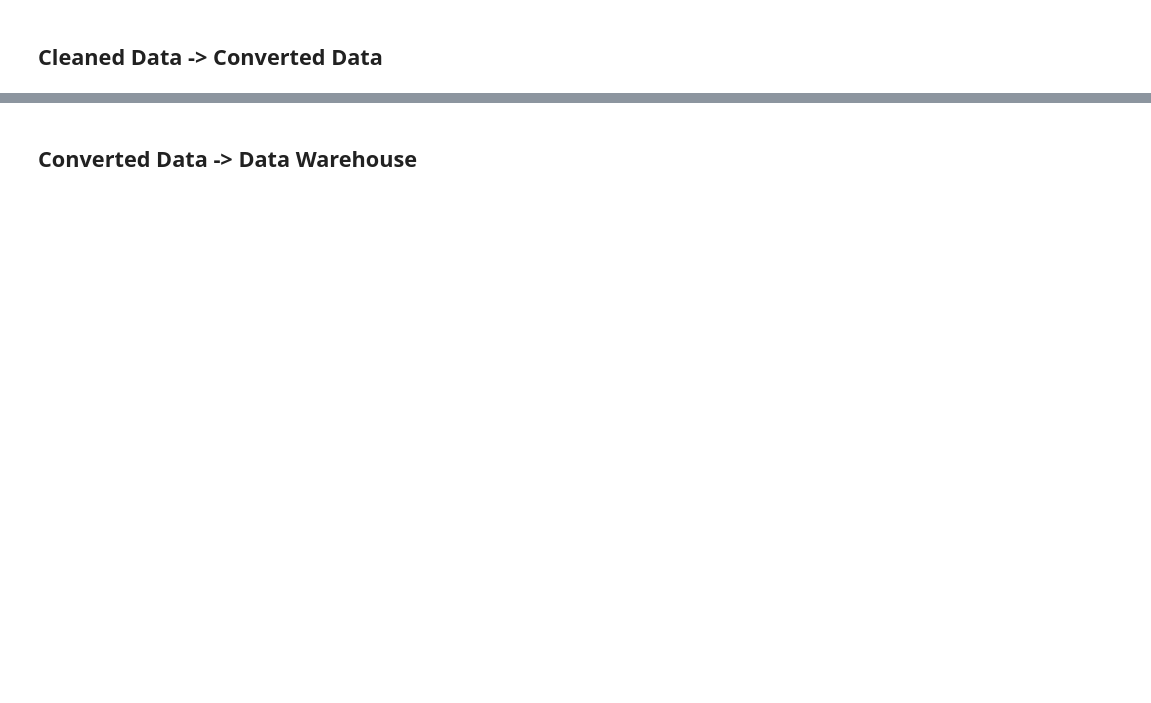
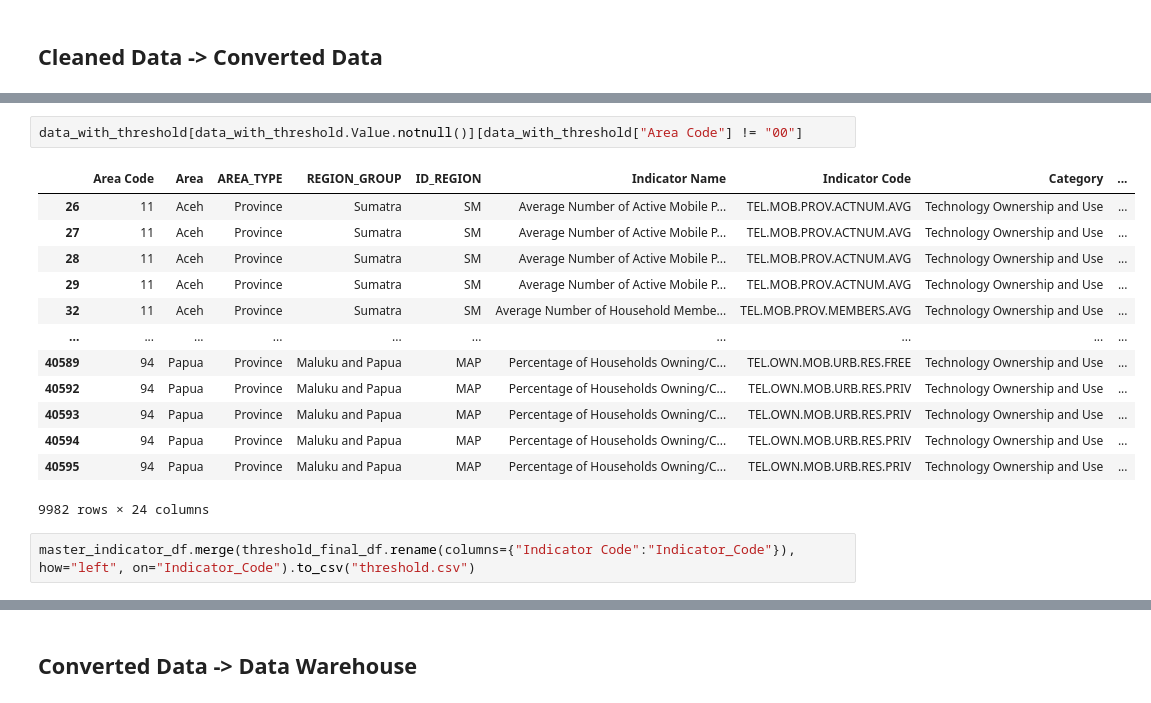
Before and after one commit to Tegarr123/nusadata-etl-script, a Jupyter notebook: main.ipynb, the cells around one changed output, grey strips where cells are left out. Saved outputs shown, nothing was run; the diff lists cells and outputs as text; blank space fills up the shorter version.

```diff
--- a/main.ipynb
+++ b/main.ipynb
@@ -270,3 +582,21 @@ converted_value_data = convert_value_dataframe(merged_cleaned_and_master_data)
+# %%
+data_with_threshold[data_with_threshold.Value.notnull()][data_with_threshold["Area Code"] != "00"]
+# %% [output]
+|  | Area Code | Area | AREA_TYPE | REGION_GROUP | ID_REGION | Indicator Name | Indicator Code | Category | ... |
+| 26 | 11 | Aceh | Province | Sumatra | SM | Average Number of Active Mobile P... | TEL.MOB.PROV.ACTNUM.AVG | Technology Ownership and Use | ... |
+| 27 | 11 | Aceh | Province | Sumatra | SM | Average Number of Active Mobile P... | TEL.MOB.PROV.ACTNUM.AVG | Technology Ownership and Use | ... |
+| 28 | 11 | Aceh | Province | Sumatra | SM | Average Number of Active Mobile P... | TEL.MOB.PROV.ACTNUM.AVG | Technology Ownership and Use | ... |
+| 29 | 11 | Aceh | Province | Sumatra | SM | Average Number of Active Mobile P... | TEL.MOB.PROV.ACTNUM.AVG | Technology Ownership and Use | ... |
+| 32 | 11 | Aceh | Province | Sumatra | SM | Average Number of Household Membe... | TEL.MOB.PROV.MEMBERS.AVG | Technology Ownership and Use | ... |
+| ... | ... | ... | ... | ... | ... | ... | ... | ... | ... |
+| 40589 | 94 | Papua | Province | Maluku and Papua | MAP | Percentage of Households Owning/C... | TEL.OWN.MOB.URB.RES.FREE | Technology Ownership and Use | ... |
+| 40592 | 94 | Papua | Province | Maluku and Papua | MAP | Percentage of Households Owning/C... | TEL.OWN.MOB.URB.RES.PRIV | Technology Ownership and Use | ... |
+| 40593 | 94 | Papua | Province | Maluku and Papua | MAP | Percentage of Households Owning/C... | TEL.OWN.MOB.URB.RES.PRIV | Technology Ownership and Use | ... |
+| 40594 | 94 | Papua | Province | Maluku and Papua | MAP | Percentage of Households Owning/C... | TEL.OWN.MOB.URB.RES.PRIV | Technology Ownership and Use | ... |
+| 40595 | 94 | Papua | Province | Maluku and Papua | MAP | Percentage of Households Owning/C... | TEL.OWN.MOB.URB.RES.PRIV | Technology Ownership and Use | ... |
+9982 rows × 24 columns
+# %%
+master_indicator_df.merge(threshold_final_df.rename(columns={"Indicator Code":"Indicator_Code"}), how="left", on="Indicator_Code").to_csv("threshold.csv")
 # %%
 def write_data_to_sps(creds, sps_id:str, worksheet_name:str, df:pd.DataFrame):
     client = gspread.authorize(creds)
```
Also changed, not shown: parts of 42 cells of this notebook, 27 other files.
